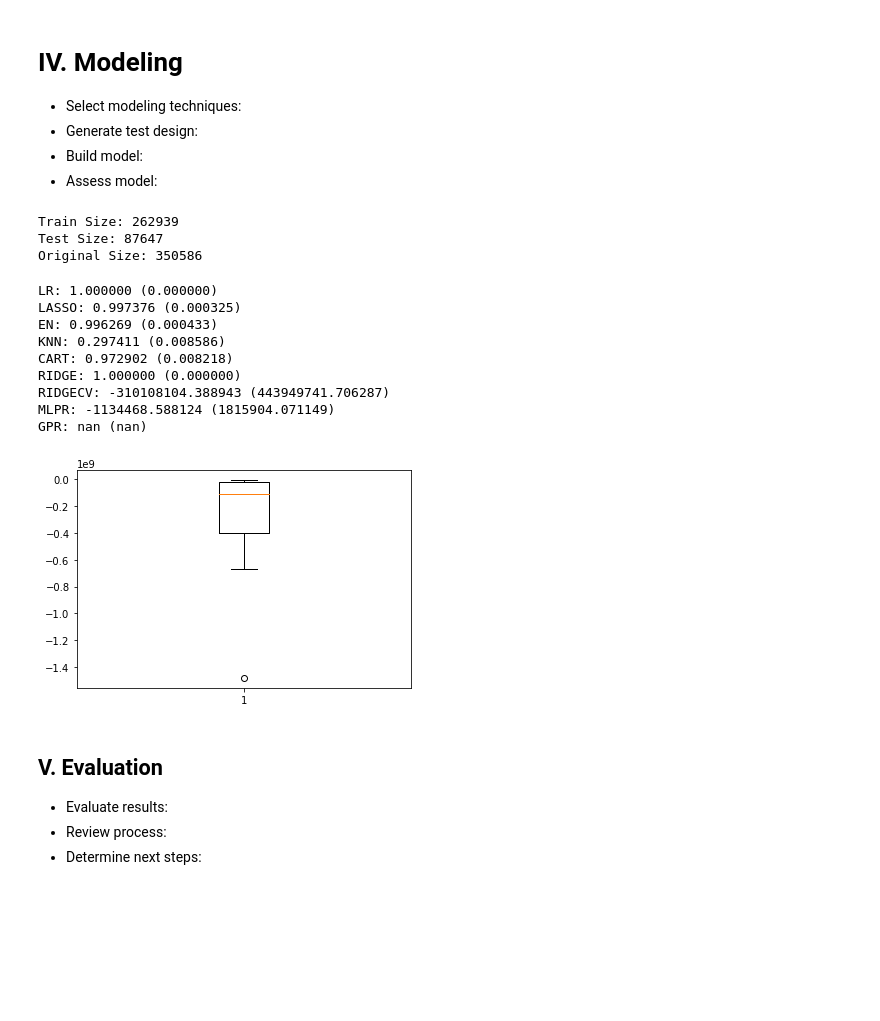
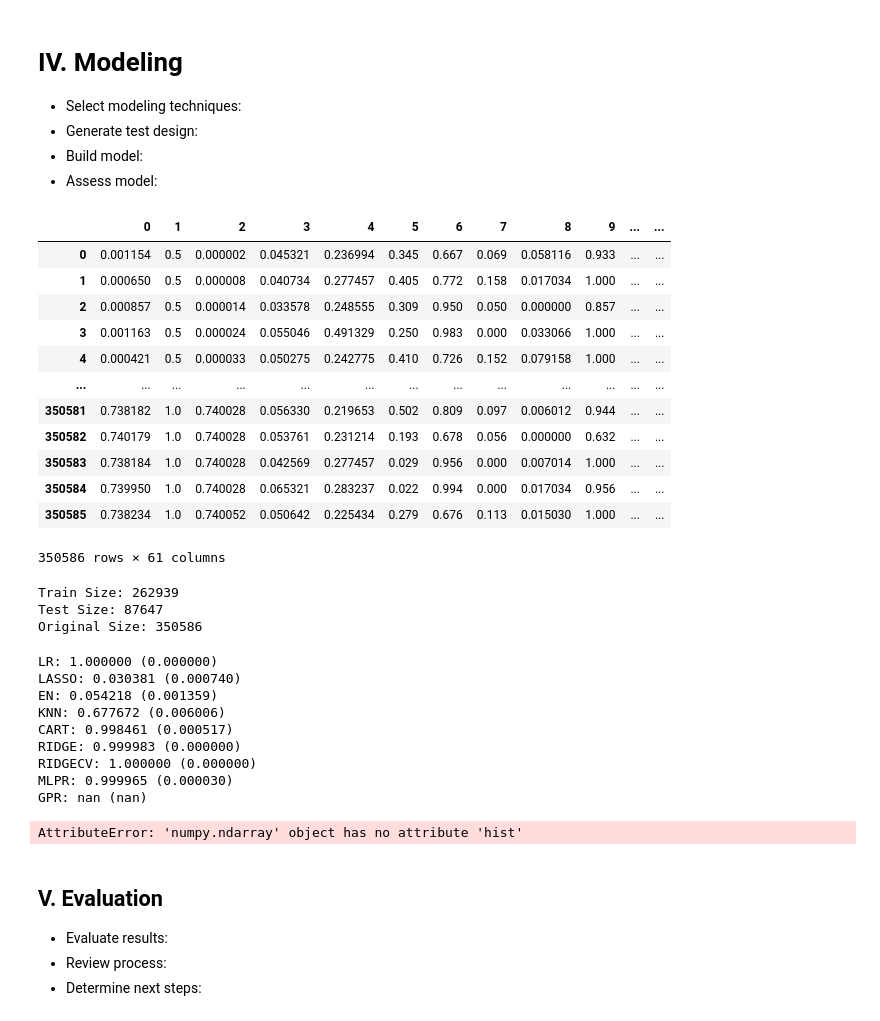
Before and after one commit to maisafraiz/projeto-amd, a Jupyter notebook: project.ipynb, the cells around one changed output. Cells and saved outputs as stored; diff of their text form; code cells hidden in the pictures; blank space fills up the shorter version.

Commit message:
Treina os modelos com os dados normalizados

```diff
--- a/project.ipynb
+++ b/project.ipynb
@@ -487 +505,21 @@ seed = 0
+# %%
+# normaliza os dados
+min_max_scaler = MinMaxScaler()
+X = min_max_scaler.fit_transform(X)
+# %%
+pd.DataFrame(X)
+# %% [output]
+|  | 0 | 1 | 2 | 3 | 4 | 5 | 6 | 7 | 8 | 9 | ... | ... |
+| 0 | 0.001154 | 0.5 | 0.000002 | 0.045321 | 0.236994 | 0.345 | 0.667 | 0.069 | 0.058116 | 0.933 | ... | ... |
+| 1 | 0.000650 | 0.5 | 0.000008 | 0.040734 | 0.277457 | 0.405 | 0.772 | 0.158 | 0.017034 | 1.000 | ... | ... |
+| 2 | 0.000857 | 0.5 | 0.000014 | 0.033578 | 0.248555 | 0.309 | 0.950 | 0.050 | 0.000000 | 0.857 | ... | ... |
+| 3 | 0.001163 | 0.5 | 0.000024 | 0.055046 | 0.491329 | 0.250 | 0.983 | 0.000 | 0.033066 | 1.000 | ... | ... |
+| 4 | 0.000421 | 0.5 | 0.000033 | 0.050275 | 0.242775 | 0.410 | 0.726 | 0.152 | 0.079158 | 1.000 | ... | ... |
+| ... | ... | ... | ... | ... | ... | ... | ... | ... | ... | ... | ... | ... |
+| 350581 | 0.738182 | 1.0 | 0.740028 | 0.056330 | 0.219653 | 0.502 | 0.809 | 0.097 | 0.006012 | 0.944 | ... | ... |
+| 350582 | 0.740179 | 1.0 | 0.740028 | 0.053761 | 0.231214 | 0.193 | 0.678 | 0.056 | 0.000000 | 0.632 | ... | ... |
+| 350583 | 0.738184 | 1.0 | 0.740028 | 0.042569 | 0.277457 | 0.029 | 0.956 | 0.000 | 0.007014 | 1.000 | ... | ... |
+| 350584 | 0.739950 | 1.0 | 0.740028 | 0.065321 | 0.283237 | 0.022 | 0.994 | 0.000 | 0.017034 | 0.956 | ... | ... |
+| 350585 | 0.738234 | 1.0 | 0.740052 | 0.050642 | 0.225434 | 0.279 | 0.676 | 0.113 | 0.015030 | 1.000 | ... | ... |
+350586 rows × 61 columns
 # %%
@@ -529,17 +561,16 @@ for name, model in models:
     print(msg)
 # %% [output]
 LR: 1.000000 (0.000000)
-LASSO: 0.997376 (0.000325)
-EN: 0.996269 (0.000433)
-KNN: 0.297411 (0.008586)
-CART: 0.972902 (0.008218)
-RIDGE: 1.000000 (0.000000)
-RIDGECV: -310108104.388943 (443949741.706287)
-MLPR: -1134468.588124 (1815904.071149)
+LASSO: 0.030381 (0.000740)
+EN: 0.054218 (0.001359)
+KNN: 0.677672 (0.006006)
+CART: 0.998461 (0.000517)
+RIDGE: 0.999983 (0.000000)
+RIDGECV: 1.000000 (0.000000)
+MLPR: 0.999965 (0.000030)
 GPR: nan (nan)
-# %%
-plt.boxplot(results[6])
-plt.show()
-# %% [output]
-[figure, removed]
+# %%
+results[0].hist()
+# %% [output]
+AttributeError: 'numpy.ndarray' object has no attribute 'hist'
 # %%
```
Also changed, not shown: parts of 7 cells of this notebook.
